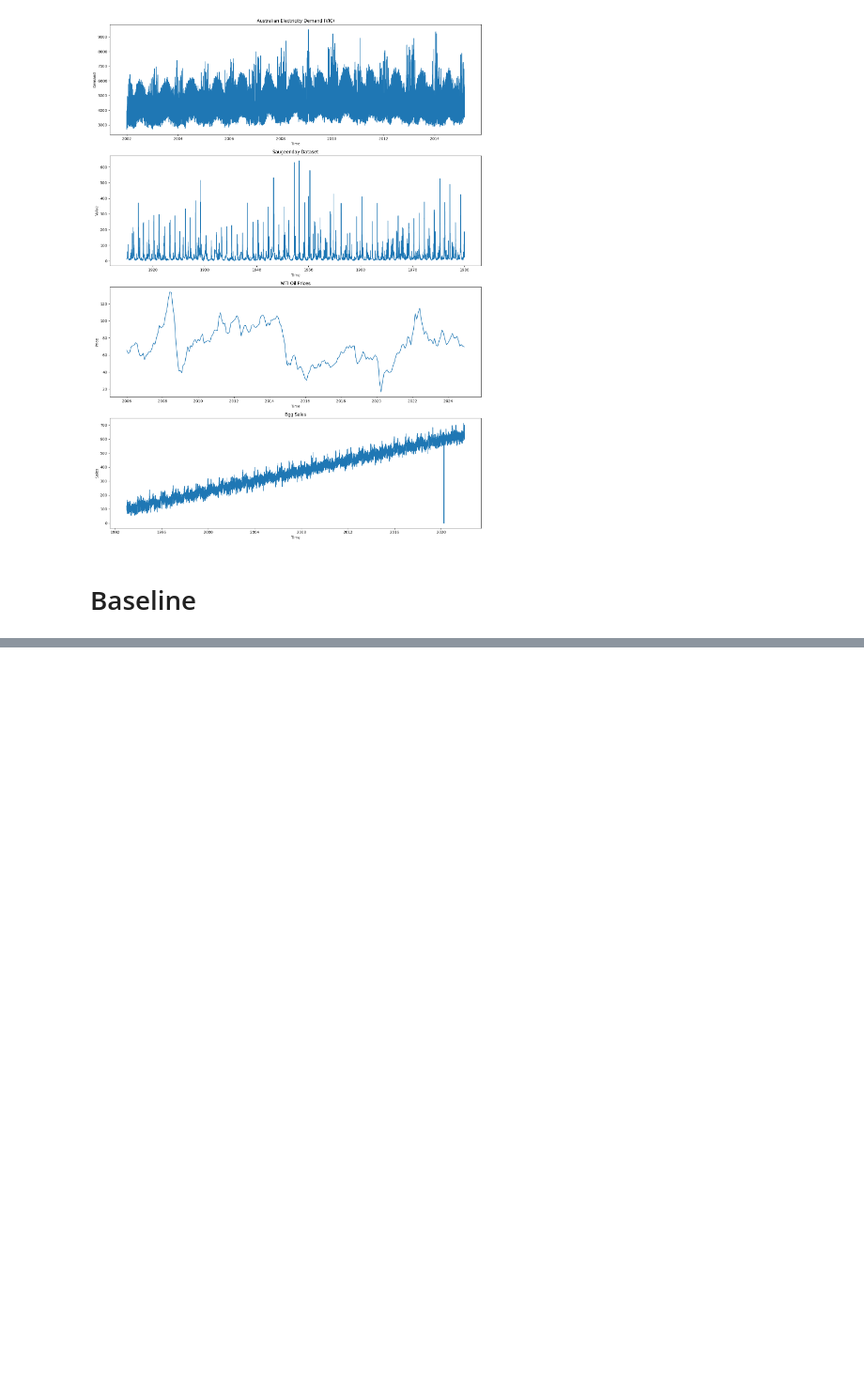
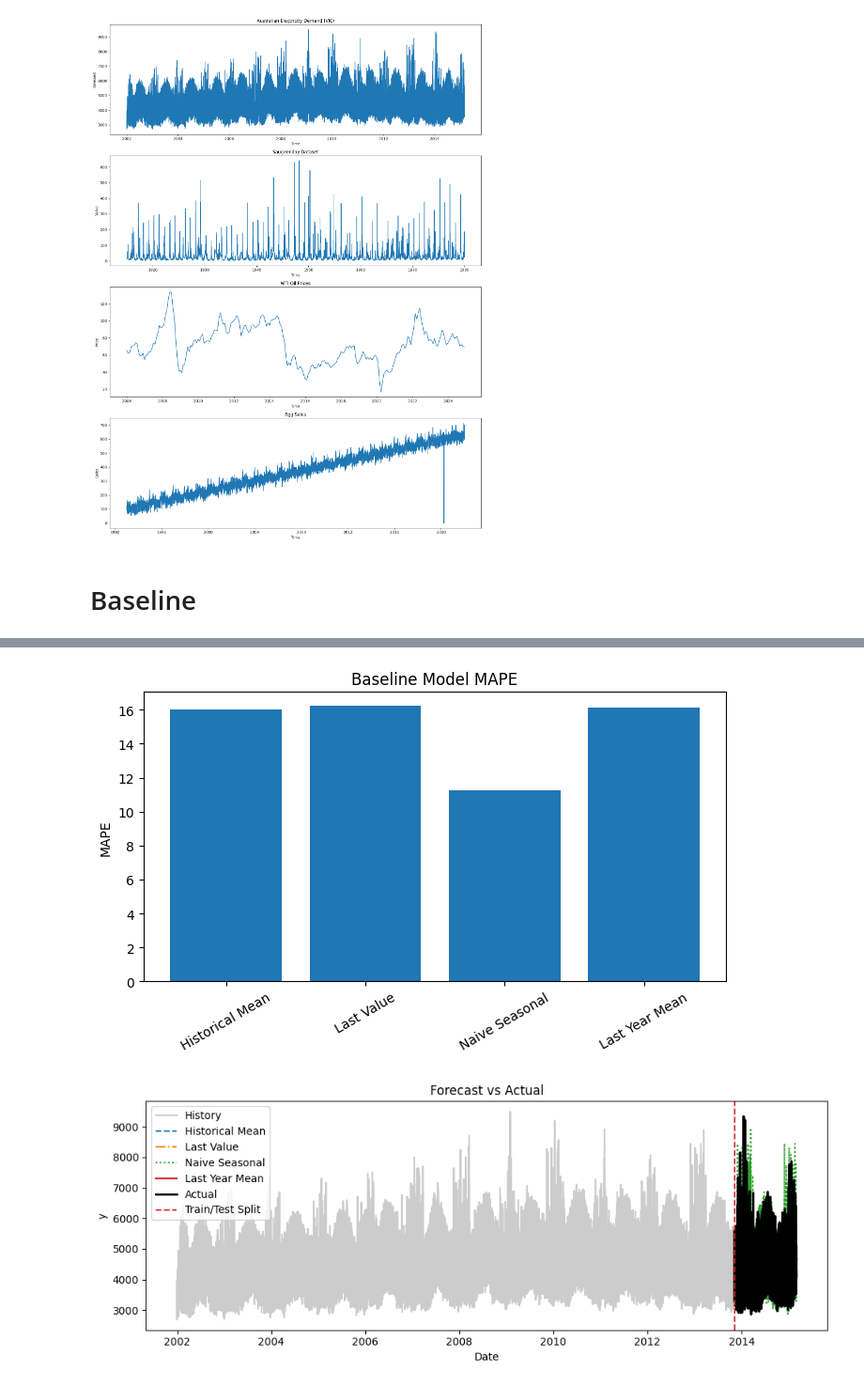
Before and after one commit to rafabarros95/Time-Series-Forecasting, a Jupyter notebook: baseline.ipynb, the cells around one changed output, grey strips where cells are left out. Shown: that part at 94% size. Cells and saved outputs as stored; diff of their text form; code cells hidden in the pictures; blank space fills up the shorter version.

Commit message:
finished baseline models

```diff
--- a/baseline.ipynb
+++ b/baseline.ipynb
@@ -51,0 +33,10 @@ See the caveats in the documentation: https://pandas.pydata.org/pandas-docs/stab
+# %%
+
+def mape(y_true, y_pred):
+    return np.mean(np.abs((y_true - y_pred) / y_true)) * 100
+
+def mae(y_true, y_pred):
+    return np.mean(np.abs(y_true - y_pred))
+
+def rmse(y_true, y_pred):
+    return np.sqrt(np.mean((y_true - y_pred) ** 2))
@@ -51,0 +111,5 @@ See the caveats in the documentation: https://pandas.pydata.org/pandas-docs/stab
+# %%
+plot_baseline_results(australian_electricity_demand_df)
+# %% [output]
+[figure, added]
+[figure, added]
```
Also changed, not shown: parts of 10 cells of this notebook, 1 other file.
